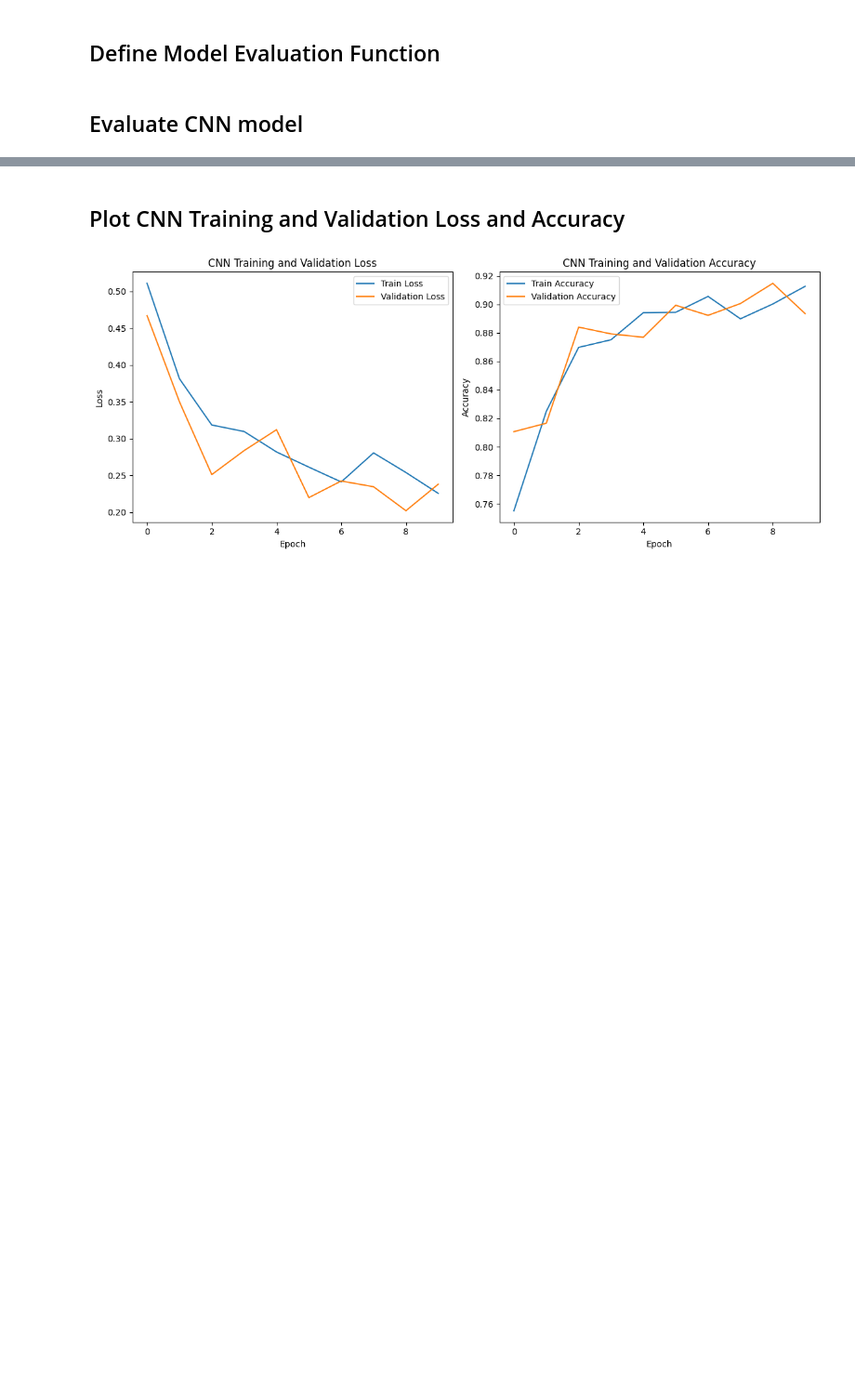
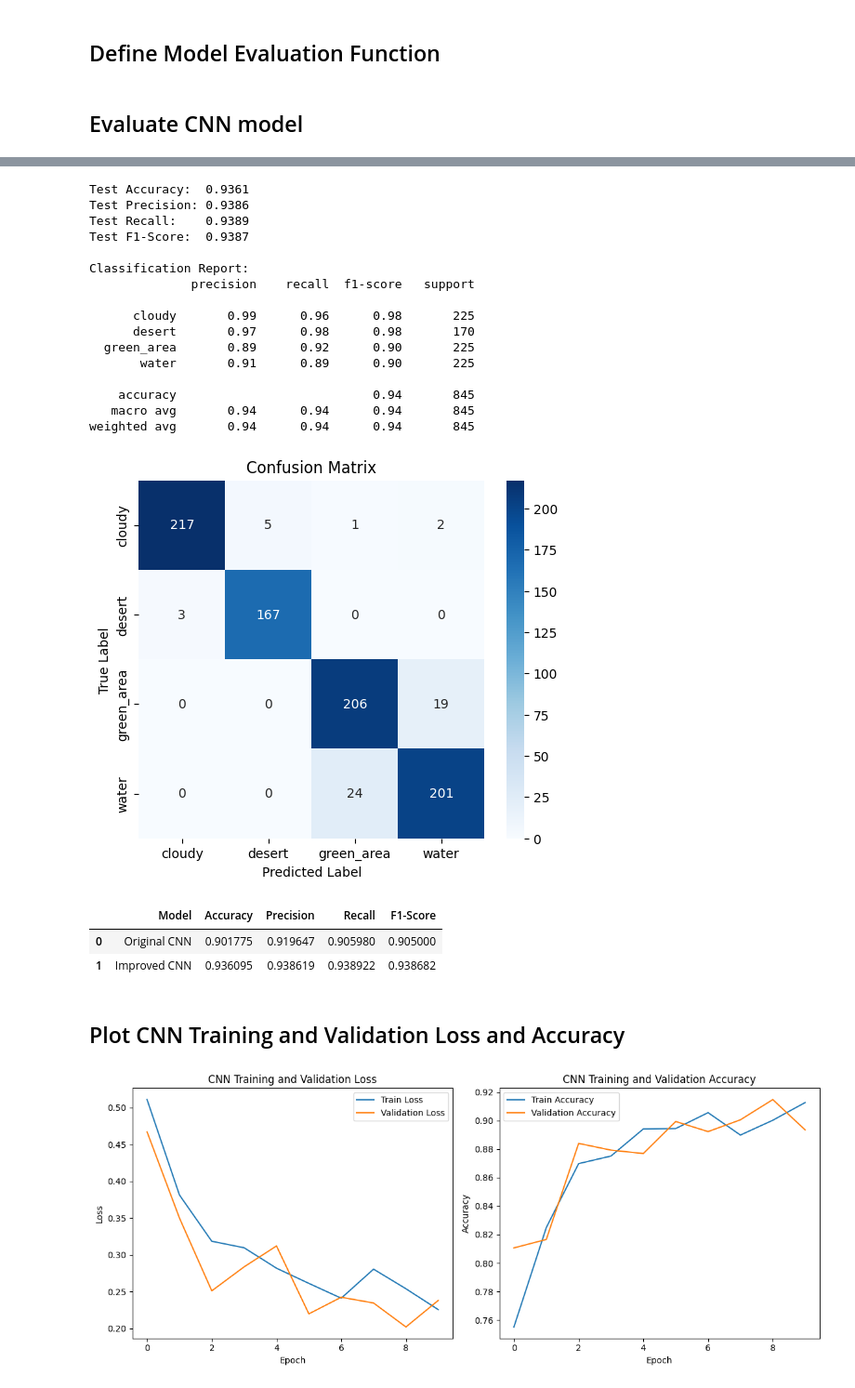
Before and after one commit to ariansbahram/satellite-image-classification-ml, a Jupyter notebook: main.ipynb, the cells around one changed output, grey strips where cells are left out. Shown at 93% size. Cells and saved outputs as stored; diff of their text form; code cells hidden in the pictures; blank space fills up the shorter version.

Commit message:
batch normalization to improve upon CustomCNN model and compared results

```diff
--- a/main.ipynb
+++ b/main.ipynb
@@ -538,0 +578,12 @@ weighted avg       0.90      0.89      0.89       845
+# %%
+improved_model = ImprovedCNN(num_classes=4).to(device)
+
+criterion_improved = nn.CrossEntropyLoss()
+
+optimizer_improved = torch.optim.Adam(
+    improved_model.parameters(),
+    lr=0.0005,
+    weight_decay=1e-4
+)
+
+print("Improved CNN initialized on:", device)
@@ -538,0 +613,39 @@ weighted avg       0.90      0.89      0.89       845
+# %%
+new_cnn_acc, new_cnn_precision, new_cnn_recall, new_cnn_f1, new_cnn_cm = evaluate_model(
+    improved_model,
+    test_loader,
+    device,
+    class_names
+)
+# %% [output]
+Test Accuracy:  0.9361
+Test Precision: 0.9386
+Test Recall:    0.9389
+Test F1-Score:  0.9387
+
+Classification Report:
+              precision    recall  f1-score   support
+
+      cloudy       0.99      0.96      0.98       225
+      desert       0.97      0.98      0.98       170
+  green_area       0.89      0.92      0.90       225
+       water       0.91      0.89      0.90       225
+
+    accuracy                           0.94       845
+   macro avg       0.94      0.94      0.94       845
+weighted avg       0.94      0.94      0.94       845
+[figure, added]
+# %%
+cnn_comparison_df = pd.DataFrame({
+    'Model': ['Original CNN', 'Improved CNN'],
+    'Accuracy': [old_cnn_acc, new_cnn_acc],
+    'Precision': [old_cnn_precision, new_cnn_precision],
+    'Recall': [old_cnn_recall, new_cnn_recall],
+    'F1-Score': [old_cnn_f1, new_cnn_f1]
+})
+
+cnn_comparison_df
+# %% [output]
+|  | Model | Accuracy | Precision | Recall | F1-Score |
+| 0 | Original CNN | 0.901775 | 0.919647 | 0.905980 | 0.905000 |
+| 1 | Improved CNN | 0.936095 | 0.938619 | 0.938922 | 0.938682 |
```
Also changed, not shown: parts of 8 cells of this notebook.
